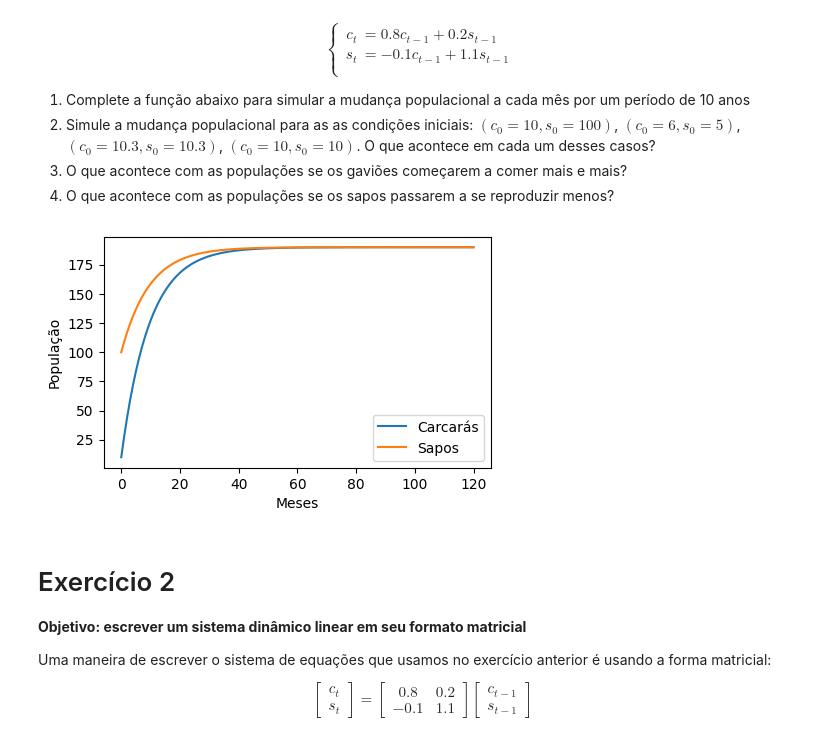
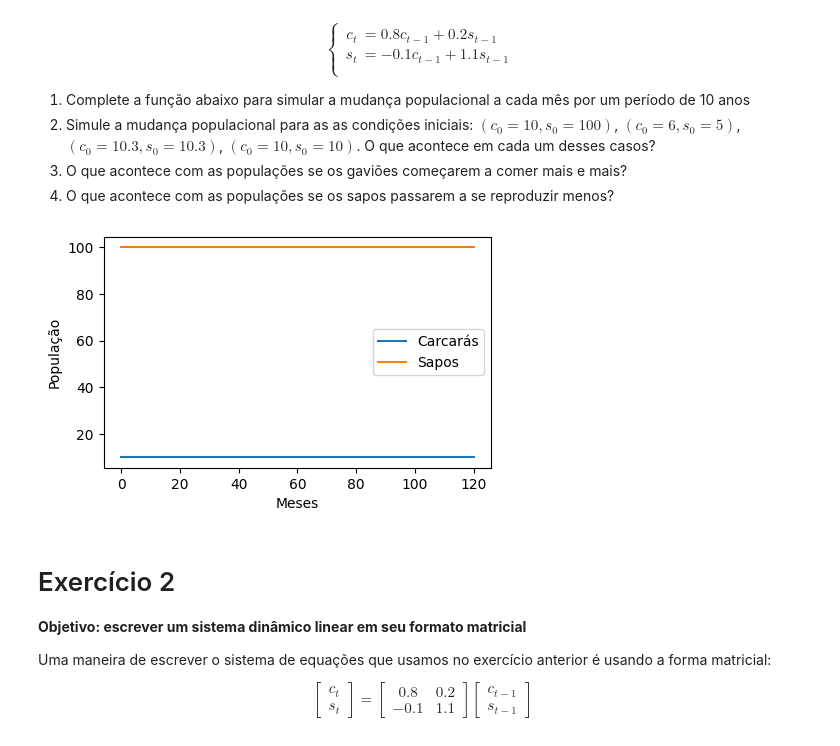
Before and after one commit to tiagoft/alglin, a Jupyter notebook: Notebooks/Aula2/aula02-parte02.ipynb, the cells around one changed output. Saved outputs shown, nothing was run; the diff lists cells and outputs as text; code cells hidden in the pictures.

```diff
--- a/Notebooks/Aula2/aula02-parte02.ipynb
+++ b/Notebooks/Aula2/aula02-parte02.ipynb
@@ -36,34 +36,33 @@ $$
 # %%
 
 def executar_modelo(c, s, meses=120):
     # Faça sua função aqui, implementando as equações do sistema!
+    # Corrija a função onde for adequado
     c_mes_passado = c
     s_mes_passado = s
     c_list = [c]
     s_list = [s]
     for i in range(meses):
-        c_este_mes = 0.8 * c_mes_passado + 0.2 * s_mes_passado
-        s_este_mes = -0.1 * c_mes_passado + 1.1 * s_mes_passado
-        c_mes_passado = c_este_mes
-        s_mes_passado = s_este_mes
+        c_este_mes = c_mes_passado
+        s_este_mes = s_mes_passado
         c_list.append(c_este_mes)
         s_list.append(s_este_mes)
 
     return c_list, s_list
 
 
 c_list, s_list = executar_modelo(c=10, s=100, meses=120)
 
 
 plt.figure(figsize=(5,3))
 plt.plot(c_list, label='Carcarás')
 plt.plot(s_list, label='Sapos')
 plt.xlabel('Meses')
 plt.ylabel('População')
 plt.legend()
 plt.show()
 # %% [output]
-[figure, old version]
+[figure, new version]
 # %% [markdown]
 # Exercício 2
 **Objetivo: escrever um sistema dinâmico linear em seu formato matricial**
```
Also changed, not shown: parts of 13 cells of this notebook, 2 other files.
